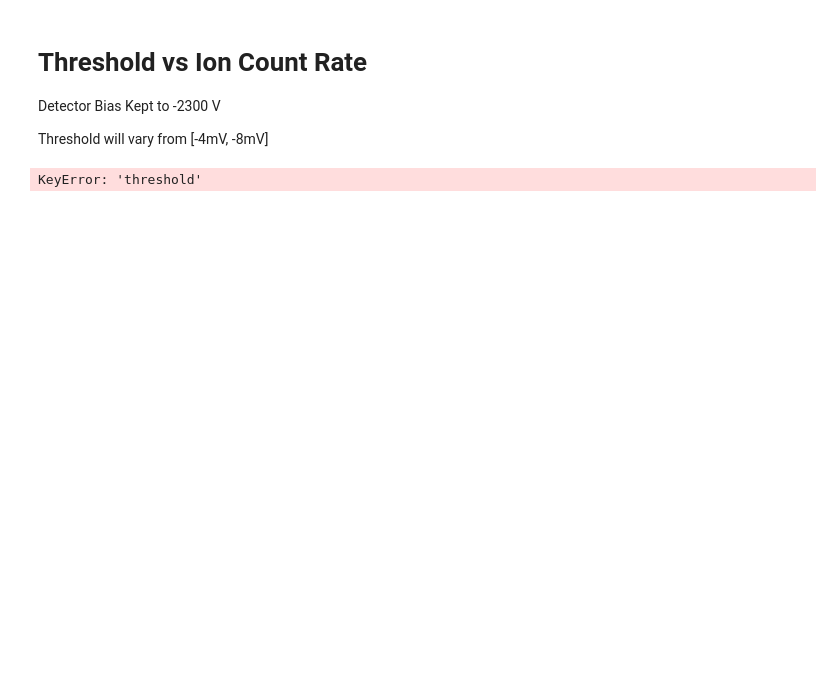
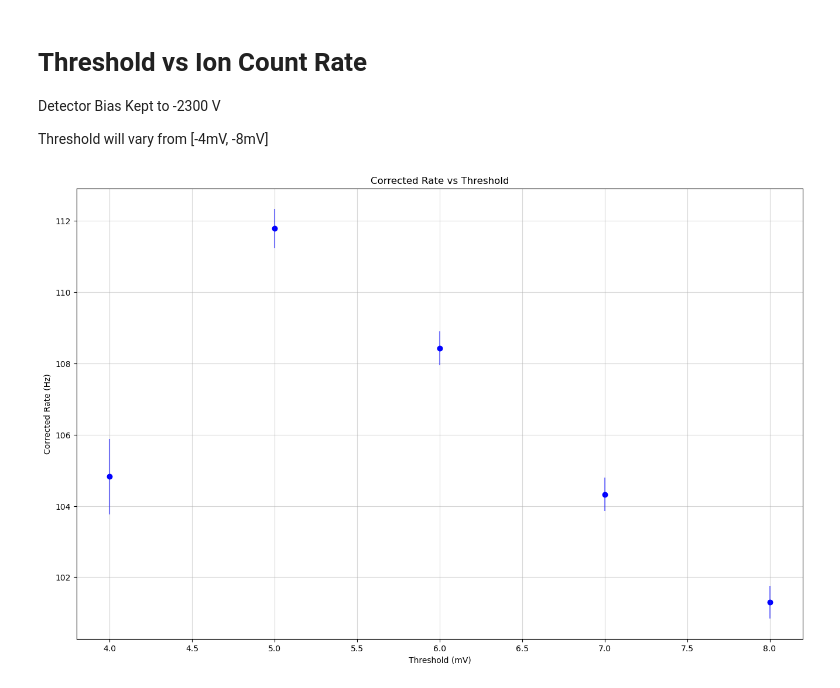
Before and after one commit to tj-griffiths/PCB_RFQ, a Jupyter notebook: ThresholdCount.ipynb, the cells around one changed output. Saved outputs shown, nothing was run; the diff lists cells and outputs as text; code cells hidden in the pictures; blank space fills up the shorter version.

```diff
--- a/ThresholdCount.ipynb
+++ b/ThresholdCount.ipynb
@@ -73,8 +73,18 @@ noise_summary["Noise_err"] = np.sqrt(noise_summary["total_counts"]) / noise_summ
 
 merged = pd.merge(tdc_df, noise_summary[["threshold", "Noise", "Noise_err"]], on="threshold")
 
+merged['rate'] = merged['totalsum'] / merged['realtime_s']
 merged["rate_err"] = np.sqrt(merged["totalsum"]) / merged["realtime_s"]
 merged["rate_corrected"] = merged["rate_hz"] - merged["Noise"]
 merged["rate_corrected_err"] = np.sqrt(merged["rate_err"]**2 + merged["Noise_err"]**2)
-# %% [output]
-KeyError: 'threshold'
+# %%
+plt.figure(figsize=(16, 10))
+plt.scatter(merged["threshold"], merged["rate_corrected"], label="Corrected Rate", color="blue")
+plt.errorbar(merged["threshold"], merged["rate_corrected"], yerr=merged["rate_corrected_err"], fmt='o', color="blue", alpha=0.5, label="Error")
+plt.xlabel("Threshold (mV)")
+plt.ylabel("Corrected Rate (Hz)")
+plt.title("Corrected Rate vs Threshold")
+plt.grid(alpha = 0.5)
+plt.show()
+# %% [output]
+[figure, added]
```
Also changed, not shown: parts of 1 cell of this notebook, 40 other files.
